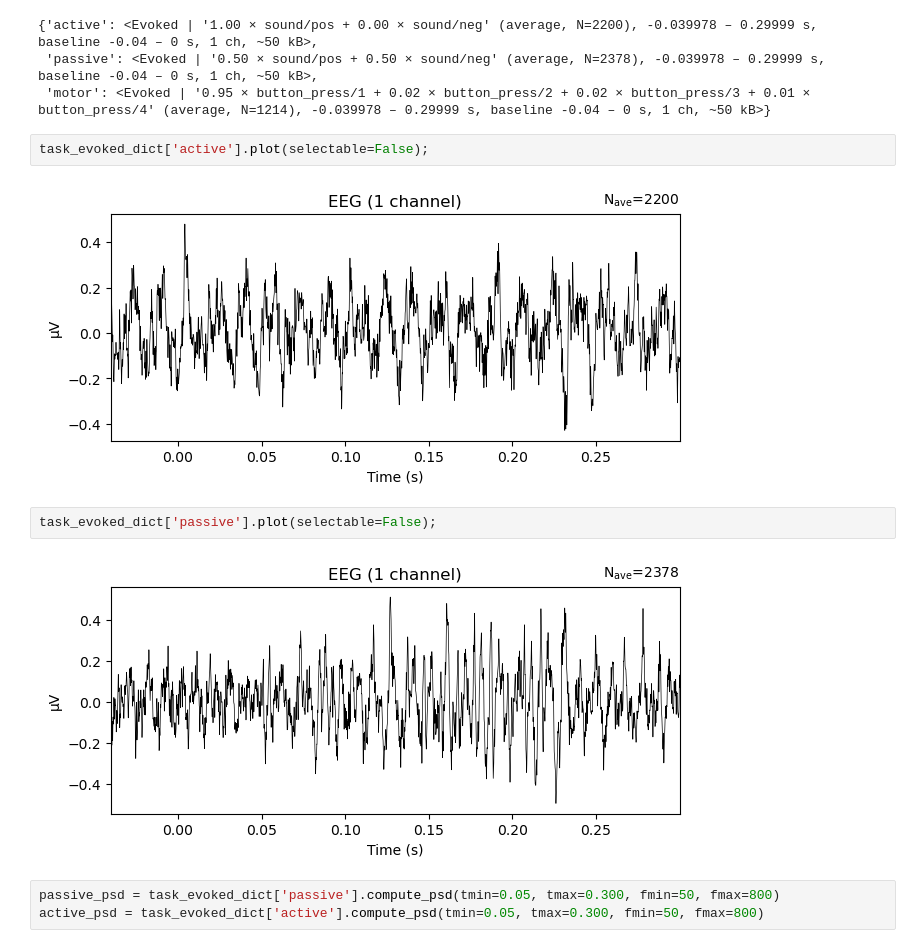
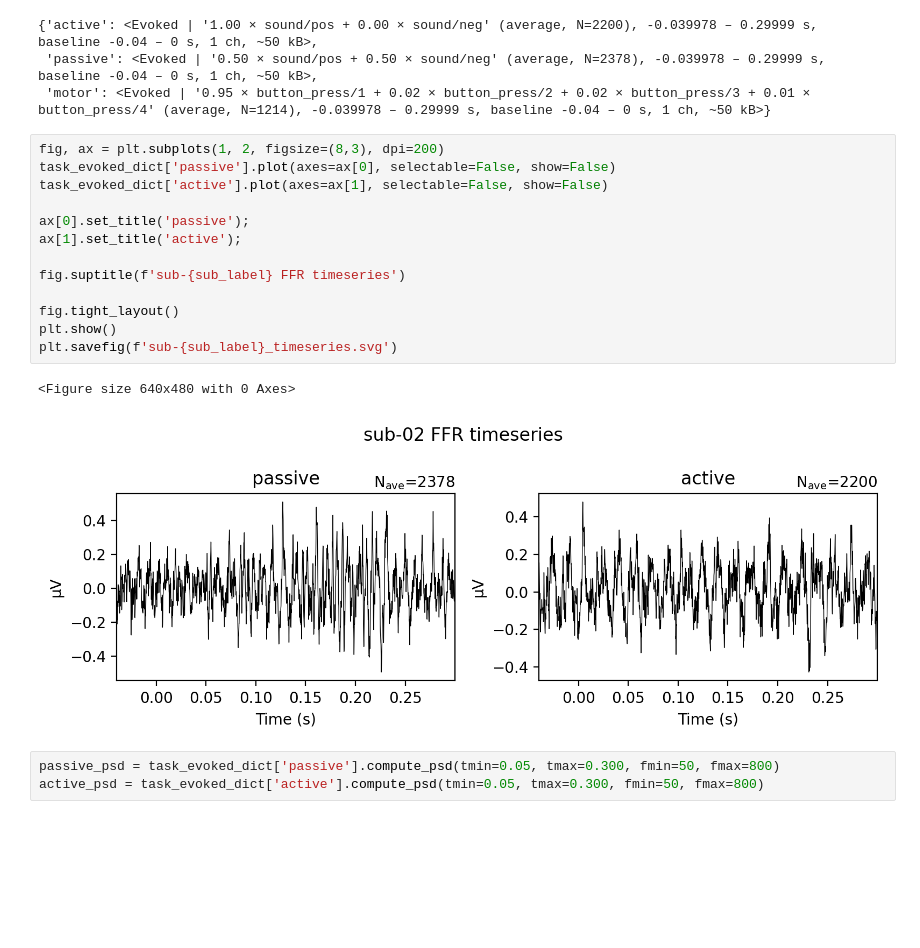
Before and after one commit to sitek/EAM1-FFR, a Jupyter notebook: ffr_processing_mne.ipynb, the cells around one changed output. Saved outputs shown, nothing was run; the diff lists cells and outputs as text; blank space fills up the shorter version.

```diff
--- a/ffr_processing_mne.ipynb
+++ b/ffr_processing_mne.ipynb
@@ -369,14 +369,22 @@ task_evoked_dict
 {'active': <Evoked | '1.00 × sound/pos + 0.00 × sound/neg' (average, N=2200), -0.039978 – 0.29999 s, baseline -0.04 – 0 s, 1 ch, ~50 kB>,
  'passive': <Evoked | '0.50 × sound/pos + 0.50 × sound/neg' (average, N=2378), -0.039978 – 0.29999 s, baseline -0.04 – 0 s, 1 ch, ~50 kB>,
  'motor': <Evoked | '0.95 × button_press/1 + 0.02 × button_press/2 + 0.02 × button_press/3 + 0.01 × button_press/4' (average, N=1214), -0.039978 – 0.29999 s, baseline -0.04 – 0 s, 1 ch, ~50 kB>}
-# %%
-task_evoked_dict['active'].plot(selectable=False);
-# %% [output]
-[figure, removed]
-# %%
-task_evoked_dict['passive'].plot(selectable=False);
-# %% [output]
-[figure, removed]
+# %%
+fig, ax = plt.subplots(1, 2, figsize=(8,3), dpi=200)
+task_evoked_dict['passive'].plot(axes=ax[0], selectable=False, show=False)
+task_evoked_dict['active'].plot(axes=ax[1], selectable=False, show=False)
+
+ax[0].set_title('passive');
+ax[1].set_title('active');
+
+fig.suptitle(f'sub-{sub_label} FFR timeseries')
+
+fig.tight_layout()
+plt.show()
+plt.savefig(f'sub-{sub_label}_timeseries.svg')
+# %% [output]
+<Figure size 640x480 with 0 Axes>
+[figure, added]
 # %%
 passive_psd = task_evoked_dict['passive'].compute_psd(tmin=0.05, tmax=0.300, fmin=50, fmax=800)
 active_psd = task_evoked_dict['active'].compute_psd(tmin=0.05, tmax=0.300, fmin=50, fmax=800)
```
Also changed, not shown: parts of 2 cells of this notebook.
